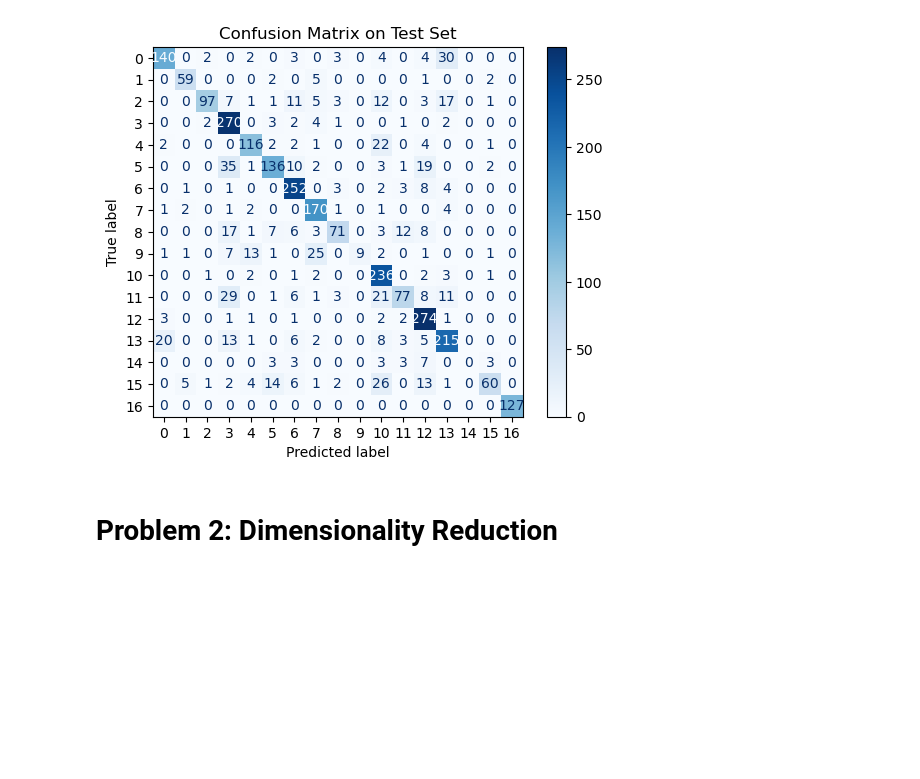
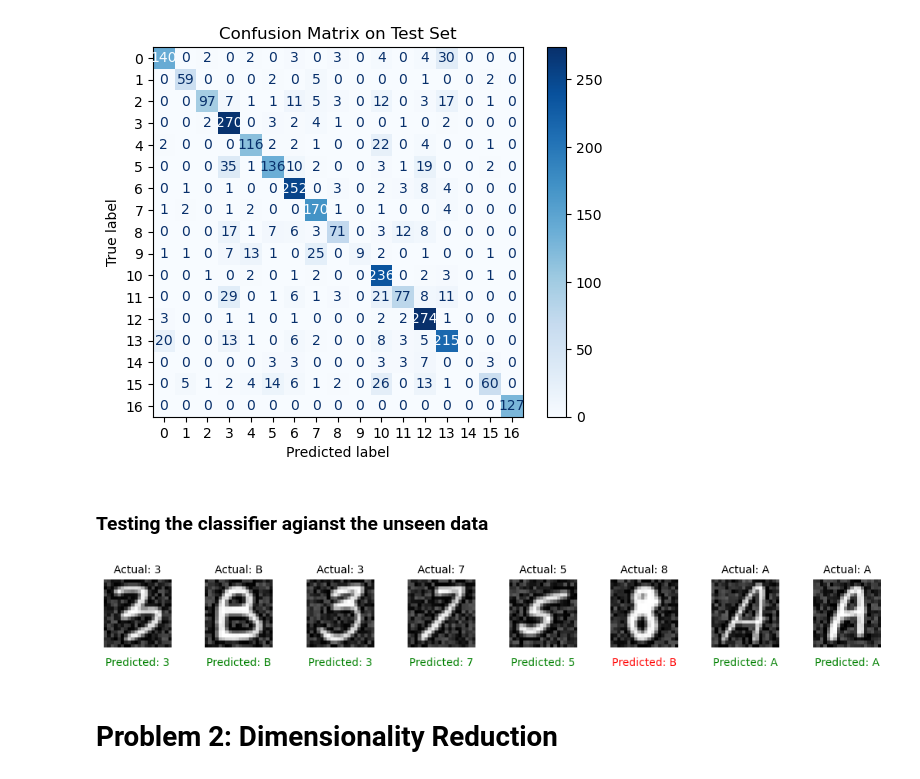
Before and after one commit to Smuch12/Digit-recognizer, a Jupyter notebook: digit_recognizer.ipynb, the cells around one changed output. Saved outputs shown, nothing was run; the diff lists cells and outputs as text; code cells hidden in the pictures; blank space fills up the shorter version.

```diff
--- a/digit_recognizer.ipynb
+++ b/digit_recognizer.ipynb
@@ -195,6 +187,37 @@ plt.title('Confusion Matrix on Test Set')
 plt.show()
 # %% [output]
 [figure]
+# %% [markdown]
+### Testing the classifier agianst the unseen data
+# %%
+num_samples = 8
+indices = np.random.choice(len(X_test), num_samples, replace=False)
+sample_images = X_test[indices]
+sample_true_labels = y_test[indices]
+sample_predicted_labels = y_pred_svc[indices]
+
+fig, axes = plt.subplots(1, num_samples, figsize=(13, 4))
+for i in range(num_samples):
+    ax = axes[i]
+    ax.imshow(sample_images[i].reshape(20, 20), cmap='gray')
+    ax.axis('off')
+
+    actual = labels_dict[sample_true_labels[i]]
+    predicted = labels_dict[sample_predicted_labels[i]]
+
+    if actual == predicted:
+        color = 'green'
+    else:
+        color = 'red'
+
+    ax.set_title(f"Actual: {actual}", fontsize=10)
+    ax.text(0.5, -0.15, f"Predicted: {predicted}", fontsize=10, color=color, ha='center', va='top', transform=ax.transAxes)
+
+plt.subplots_adjust(wspace=0.5)
+
+plt.show()
+# %% [output]
+[figure, added]
 # %% [markdown]
 # Problem 2: Dimensionality Reduction
 # %%
```
Also changed, not shown: parts of 13 cells of this notebook.
